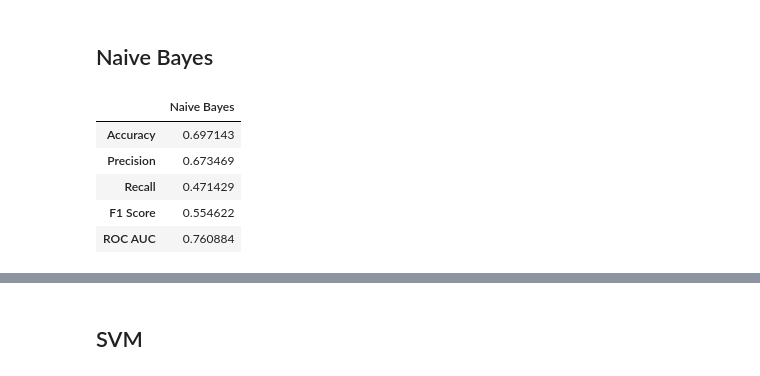
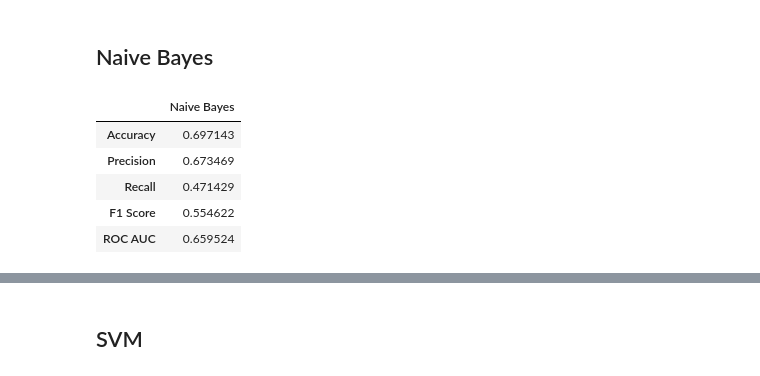
Before and after one commit to melwinmpk/python_datascience, a Jupyter notebook: TitanicDataSet_training/Main Note book/Modeling_ROCAUC.ipynb, the cells around one changed output, grey strips where cells are left out. Cells and saved outputs as stored; diff of their text form; code cells hidden in the pictures.

```diff
--- a/TitanicDataSet_training/Main Note book/Modeling_ROCAUC.ipynb
+++ b/TitanicDataSet_training/Main Note book/Modeling_ROCAUC.ipynb
@@ -197,17 +307,16 @@ from sklearn.naive_bayes import MultinomialNB
 # %%
 model_nb = MultinomialNB().fit(x_train, y_train)
 prediction_test = model_nb.predict(x_test)
 y_score= metrics.accuracy_score(y_test, prediction_test)
 y_pred= model_nb.predict(x_test)
-y_pred = model_nb.predict_proba(x_test)[:, 1]
 fpr_dt, tpr_dt, _ = roc_curve(y_test, y_pred)
 roc_auc_rf = auc(fpr_dt, tpr_dt)
 metrix_nb = model_compare("Naive Bayes",model_nb, y_test, prediction_test, y_score , roc_auc_rf )
 metrix_nb
 # %% [output]
 |  | Naive Bayes |
 | Accuracy | 0.697143 |
 | Precision | 0.673469 |
 | Recall | 0.471429 |
 | F1 Score | 0.554622 |
-| ROC AUC | 0.760884 |
+| ROC AUC | 0.659524 |
```
Also changed, not shown: parts of 25 cells of this notebook.
